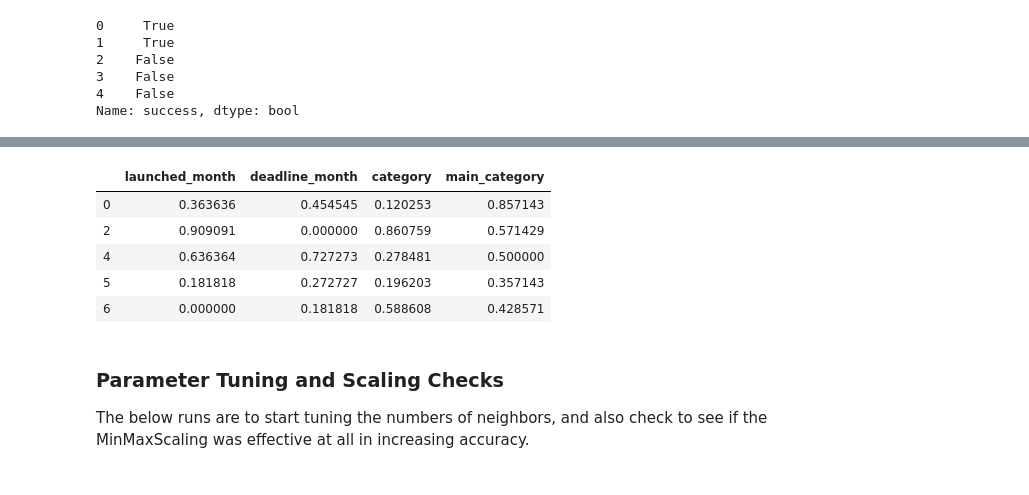
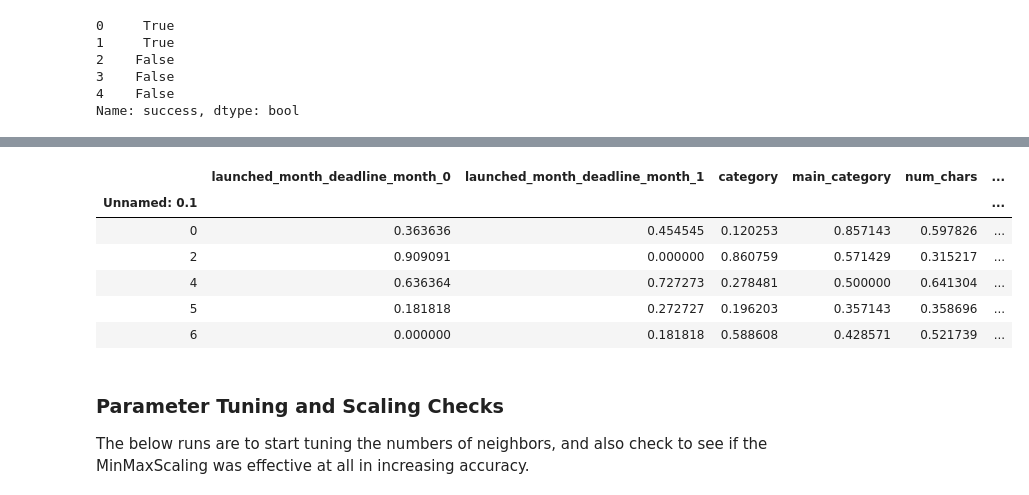
Before and after one commit to michaelmdresser/csci5622project, a Jupyter notebook: erika_knn.ipynb, the cells around one changed output, grey strips where cells are left out. Cells and saved outputs as stored; diff of their text form; code cells hidden in the pictures.

```diff
--- a/erika_knn.ipynb
+++ b/erika_knn.ipynb
@@ -30,6 +37,7 @@ We want to run all of our algorithms - including KNN, in this notebook - on seve
 # %%
 x_train_base, y_train_base, x_valid_base, y_valid_base = load_preprocessed_data('base')
 x_train_d2v, y_train_d2v, x_valid_d2v, y_valid_d2v = load_preprocessed_data('doc2vec')
+x_train_basic, y_train_basic, x_valid_basic, y_valid_basic = load_preprocessed_data('basic_name')
 # TODO: load addtional preprocessed data
 # %%
 print(len(x_train_base))
@@ -60,0 +78,7 @@ x_train_d2v.head()
+# %%
+# Had to rename due to a change in preprocessing. The values are the same, just not the column names.x_train_basic.columns = ['index', 'main_category', 'category', 'duration', 'usd_goal_real', 'launched_month', 'deadline_month', 'num_chars', 'num_unusual_words', 'num_weird_chars']
+x_train_basic.set_index('Unnamed: 0.1', drop=True, inplace=True)
+
+print(len(x_train_basic))
+print(len(y_train_basic))
+x_train_basic.head()
@@ -85,6 +128,18 @@ def get_knn_mapper():
         (['main_category'], MinMaxScaler()),
     ], df_out=True)
     return mapper
+
+def get_knn_basic_mapper():
+    mapper = DataFrameMapper([
+        (['launched_month_deadline_month_0'], MinMaxScaler()),
+        (['launched_month_deadline_month_1'], MinMaxScaler()),
+        (['category'], MinMaxScaler()),
+        (['main_category'], MinMaxScaler()),
+        (['num_chars'], MinMaxScaler()),
+        (['num_unusual_words'], MinMaxScaler()),
+        (['num_weird_chars'], MinMaxScaler())
+    ], df_out=True)
+    return mapper
 # %%
 %%time
 mapper = get_knn_mapper()
@@ -92,4 +147,8 @@ x_train_base_scaled = mapper.fit_transform(x_train_base)
 x_valid_base_scaled = mapper.transform(x_valid_base)
 x_train_d2v_scaled = mapper.fit_transform(x_train_d2v)
 x_valid_d2v_scaled = mapper.transform(x_valid_d2v)
+
+basic_mapper = get_knn_basic_mapper()
+x_train_basic_scaled = basic_mapper.fit_transform(x_train_basic)
+x_valid_basic_scaled = basic_mapper.transform(x_valid_basic)
 # %% [output]
@@ -97,12 +157,13 @@ KeyError: "None of [Index(['launched_month'], dtype='object')] are in the [colum
 # %%
-x_train_base_scaled.head()
+x_train_basic_scaled.head()
 # %% [output]
-|  | launched_month | deadline_month | category | main_category |
-| 0 | 0.363636 | 0.454545 | 0.120253 | 0.857143 |
-| 2 | 0.909091 | 0.000000 | 0.860759 | 0.571429 |
-| 4 | 0.636364 | 0.727273 | 0.278481 | 0.500000 |
-| 5 | 0.181818 | 0.272727 | 0.196203 | 0.357143 |
-| 6 | 0.000000 | 0.181818 | 0.588608 | 0.428571 |
+|  | launched_month_deadline_month_0 | launched_month_deadline_month_1 | category | main_category | num_chars | ... |
+| Unnamed: 0.1 |  |  |  |  |  | ... |
+| 0 | 0.363636 | 0.454545 | 0.120253 | 0.857143 | 0.597826 | ... |
+| 2 | 0.909091 | 0.000000 | 0.860759 | 0.571429 | 0.315217 | ... |
+| 4 | 0.636364 | 0.727273 | 0.278481 | 0.500000 | 0.641304 | ... |
+| 5 | 0.181818 | 0.272727 | 0.196203 | 0.357143 | 0.358696 | ... |
+| 6 | 0.000000 | 0.181818 | 0.588608 | 0.428571 | 0.521739 | ... |
 # %%
 # Start by looking at scikit learn nearest neightbors
 def try_knn(x_train, y_train, x_valid, y_valid, neighbors, weights, algorithm='auto'):
```
Also changed, not shown: parts of 19 cells of this notebook, 1 other file.
